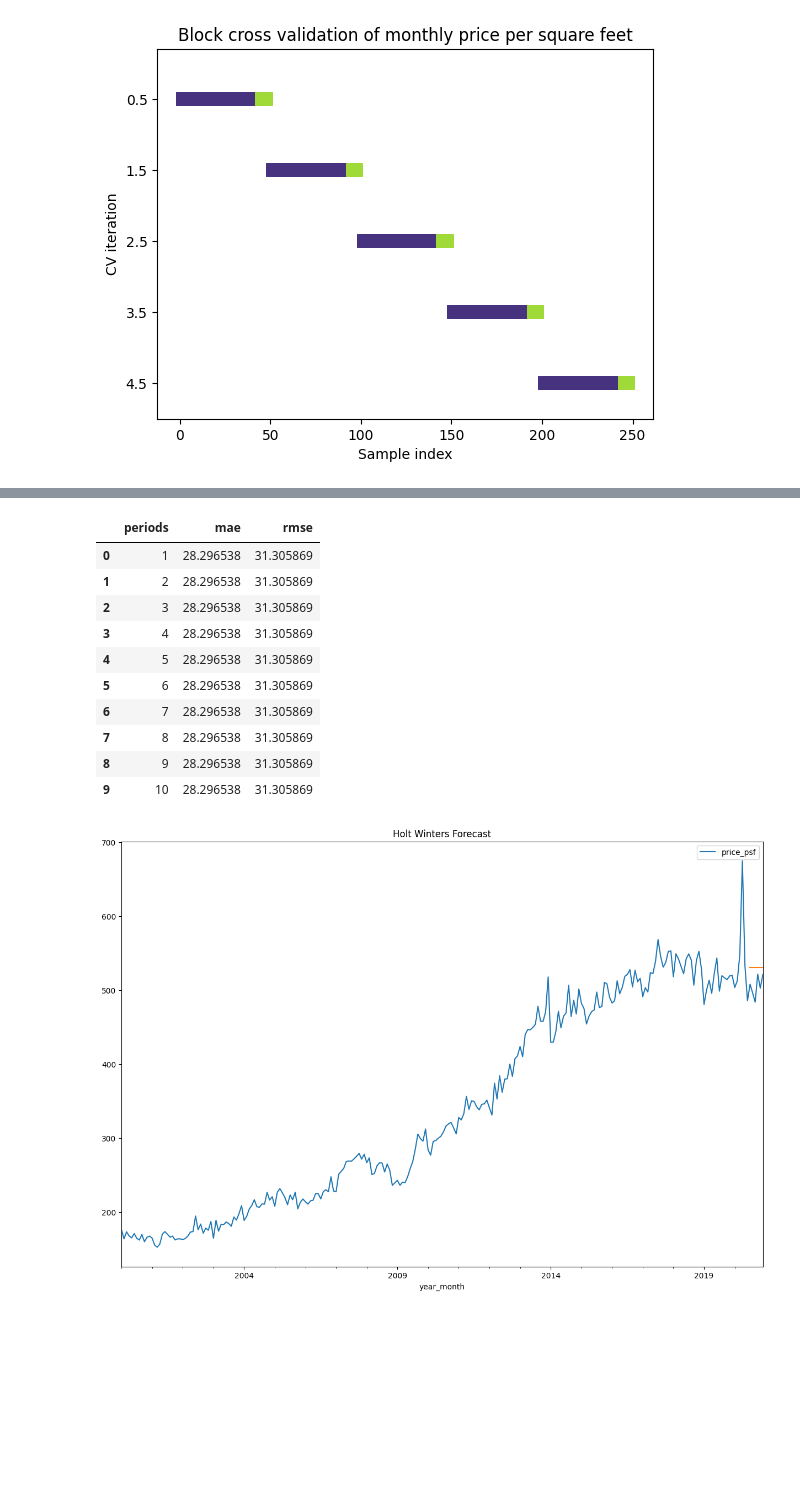
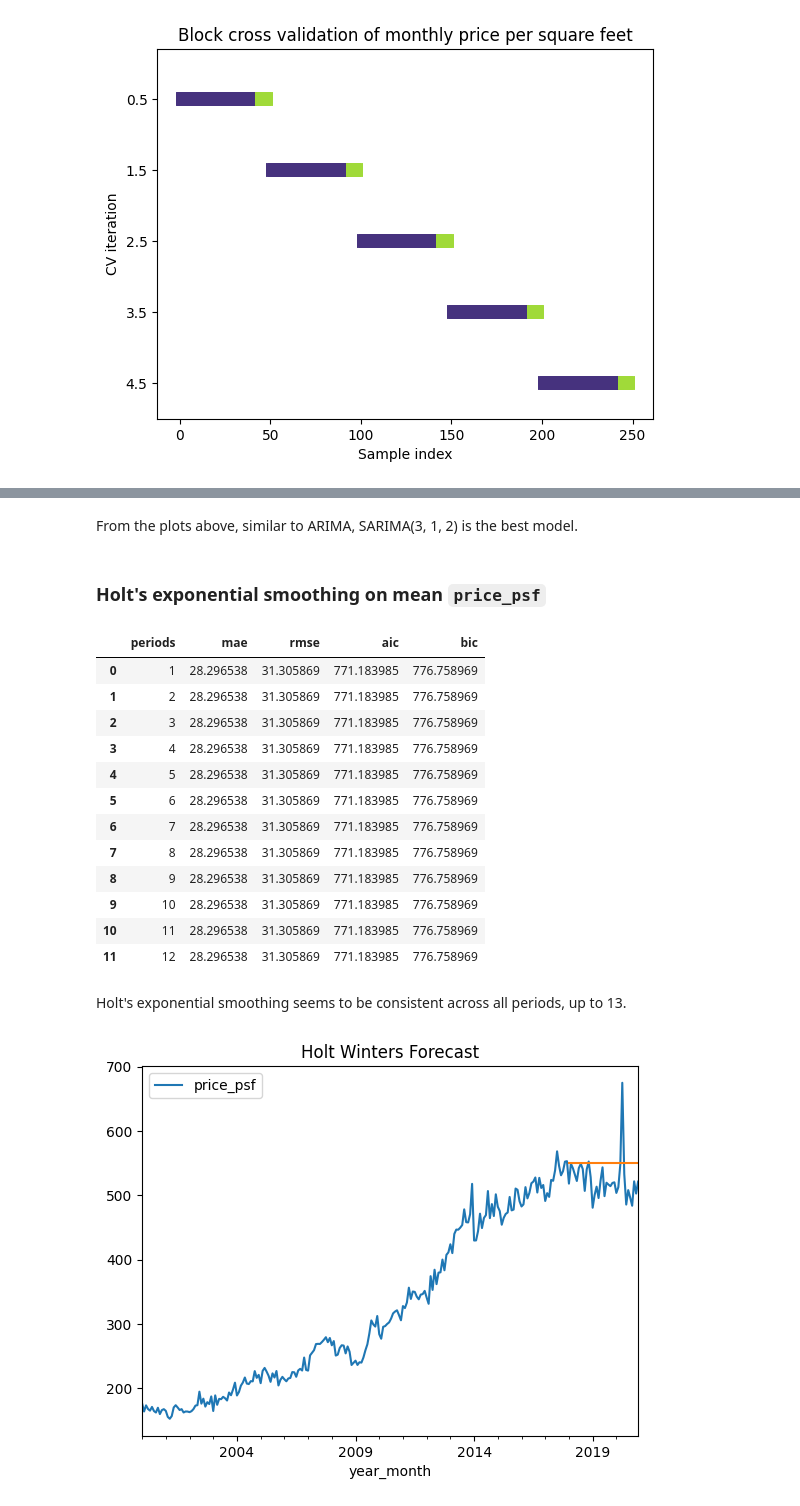
Before and after one commit to yuenherny/kl-house-price-forecasting, a Jupyter notebook: notebooks/Transactions - 06 Time Series Modelling.ipynb, the cells around one changed output, grey strips where cells are left out. Drawn from its saved outputs; the diff is of its cells as text; code cells hidden in the pictures; blank space fills up the shorter version.

```diff
--- a/notebooks/Transactions - 06 Time Series Modelling.ipynb
+++ b/notebooks/Transactions - 06 Time Series Modelling.ipynb
@@ -805,12 +1108,14 @@ plt.show()
+# %% [markdown]
+From the plots above, similar to ARIMA, SARIMA(3, 1, 2) is the best model.
+# %% [markdown]
+### Holt's exponential smoothing on mean `price_psf`
 # %%
 from statsmodels.tsa.holtwinters import ExponentialSmoothing
-mae = []
-rmse = []
+mae, rmse, aic, bic = [], [], [], []
 periods = range(1,13)
 for period in tqdm(periods, total=len(periods)):
     for fold, (train, test) in enumerate(block_cv(mean_monthly_price_psf['price_psf'], n_splits=2)):
-        fold_mae = []
-        fold_rmse = []
+        fold_mae, fold_rmse, fold_aic, fold_bic = [], [], [], []
         with warnings.catch_warnings():
             warnings.filterwarnings('ignore')
             try:
@@ -818,46 +1123,55 @@ for period in tqdm(periods, total=len(periods)):
                 holtwinters_forecast = holtwinters.forecast(len(test))
                 fold_mae.append(np.mean(np.abs(holtwinters_forecast - test)))
                 fold_rmse.append(np.sqrt(np.mean((holtwinters_forecast - test) ** 2)))
+                fold_aic.append(holtwinters.aic)
+                fold_bic.append(holtwinters.bic)
             except:
                 fold_mae.append(np.nan)
                 fold_rmse.append(np.nan)
+                fold_aic.append(np.nan)
+                fold_bic.append(np.nan)
 
     mae.append(mean(fold_mae))
     rmse.append(mean(fold_rmse))
+    aic.append(mean(fold_aic))
+    bic.append(mean(fold_bic))
 
-df_holtwinters_eval = pd.DataFrame({'periods': periods, 'mae': mae, 'rmse': rmse})
-df_holtwinters_eval.sort_values(by=['rmse', 'mae'], ascending=True).head(10)
+df_holtwinters_eval = pd.DataFrame({'periods': periods, 'mae': mae, 'rmse': rmse, 'aic': aic, 'bic': bic})
+df_holtwinters_eval.sort_values(by=['rmse', 'aic', 'bic'], ascending=True).head(13)
 # %% [output]
-|  | periods | mae | rmse |
-| 0 | 1 | 28.296538 | 31.305869 |
-| 1 | 2 | 28.296538 | 31.305869 |
-| 2 | 3 | 28.296538 | 31.305869 |
-| 3 | 4 | 28.296538 | 31.305869 |
-| 4 | 5 | 28.296538 | 31.305869 |
-| 5 | 6 | 28.296538 | 31.305869 |
-| 6 | 7 | 28.296538 | 31.305869 |
-| 7 | 8 | 28.296538 | 31.305869 |
-| 8 | 9 | 28.296538 | 31.305869 |
-| 9 | 10 | 28.296538 | 31.305869 |
+|  | periods | mae | rmse | aic | bic |
+| 0 | 1 | 28.296538 | 31.305869 | 771.183985 | 776.758969 |
+| 1 | 2 | 28.296538 | 31.305869 | 771.183985 | 776.758969 |
+| 2 | 3 | 28.296538 | 31.305869 | 771.183985 | 776.758969 |
+| 3 | 4 | 28.296538 | 31.305869 | 771.183985 | 776.758969 |
+| 4 | 5 | 28.296538 | 31.305869 | 771.183985 | 776.758969 |
+| 5 | 6 | 28.296538 | 31.305869 | 771.183985 | 776.758969 |
+| 6 | 7 | 28.296538 | 31.305869 | 771.183985 | 776.758969 |
+| 7 | 8 | 28.296538 | 31.305869 | 771.183985 | 776.758969 |
+| 8 | 9 | 28.296538 | 31.305869 | 771.183985 | 776.758969 |
+| 9 | 10 | 28.296538 | 31.305869 | 771.183985 | 776.758969 |
+| 10 | 11 | 28.296538 | 31.305869 | 771.183985 | 776.758969 |
+| 11 | 12 | 28.296538 | 31.305869 | 771.183985 | 776.758969 |
+# %% [markdown]
+Holt's exponential smoothing seems to be consistent across all periods, up to 13.
 # %%
 best_period = 1
+forecast_length = 36
 
-train = mean_monthly_price_psf.iloc[:-6]
-test = mean_monthly_price_psf.iloc[-6:]
+train = mean_monthly_price_psf.iloc[:-forecast_length]
+test = mean_monthly_price_psf.iloc[-forecast_length:]
 
-holtwinters = ExponentialSmoothing(train,freq=train.index.inferred_freq, seasonal_periods=best_period,).fit()
-holtwinters_forecast = holtwinters.forecast(6)
+holtwinters = ExponentialSmoothing(train, freq=train.index.inferred_freq, seasonal_periods=best_period).fit()
+holtwinters_forecast = holtwinters.forecast(forecast_length)
 
 mean_monthly_price_psf.plot(
     kind='line',
-    title='Mean Price per Square Feet per Month (Differenced with period=12)',
-    figsize=(15, 10)
+    title='Mean Price per Square Feet per Month (Differenced with period=1)',
 )
 holtwinters_forecast.plot(
     kind='line',
     title='Holt Winters Forecast',
-    figsize=(15, 10)
 )
 plt.show()
 # %% [output]
-[figure, old version]
+[figure, new version]
```
Also changed, not shown: parts of 69 cells of this notebook.
